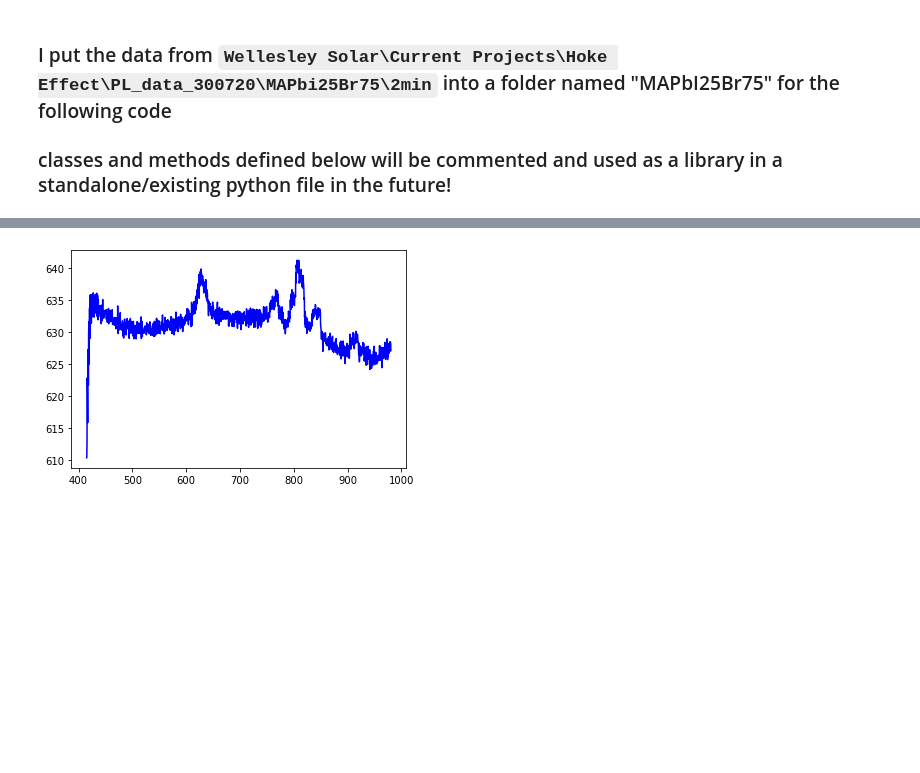
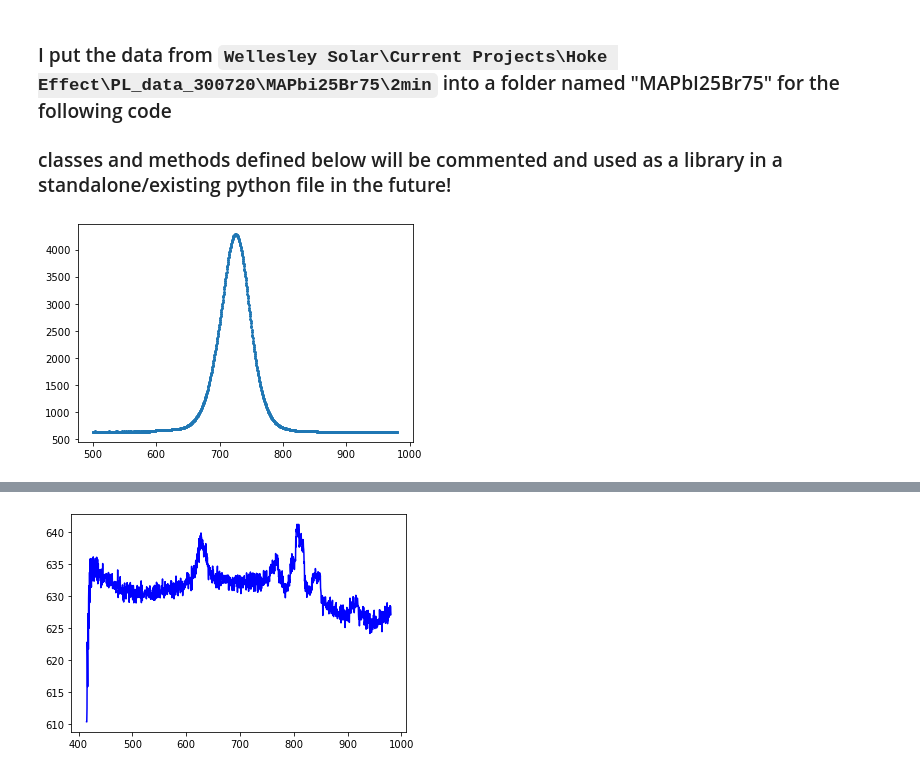
Before and after one commit to Wellesley-Solar/PL_Tools, a Jupyter notebook: stable_PLInfo_for_ML.ipynb, the cells around one changed output, grey strips where cells are left out. Drawn from its saved outputs; the diff is of its cells as text; code cells hidden in the pictures; blank space fills up the shorter version.

```diff
--- a/stable_PLInfo_for_ML.ipynb
+++ b/stable_PLInfo_for_ML.ipynb
@@ -79,3 +188,7 @@ class PLevol:
+# %%
+IBr2.PLs[10].plotW()
+# %% [output]
+[figure, added]
 # %%
 IBr2 = PLevol("MAPbI25Br75/")
 # IBr2.avgseries
```
Also changed, not shown: parts of 5 cells of this notebook.
